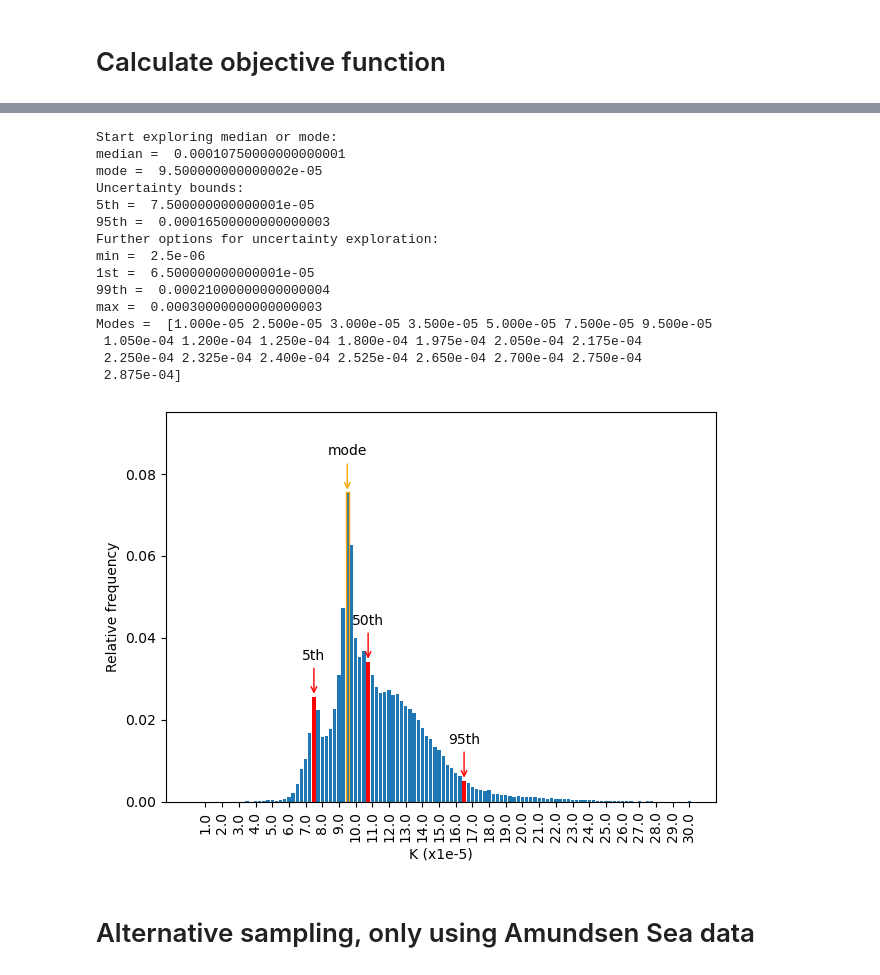
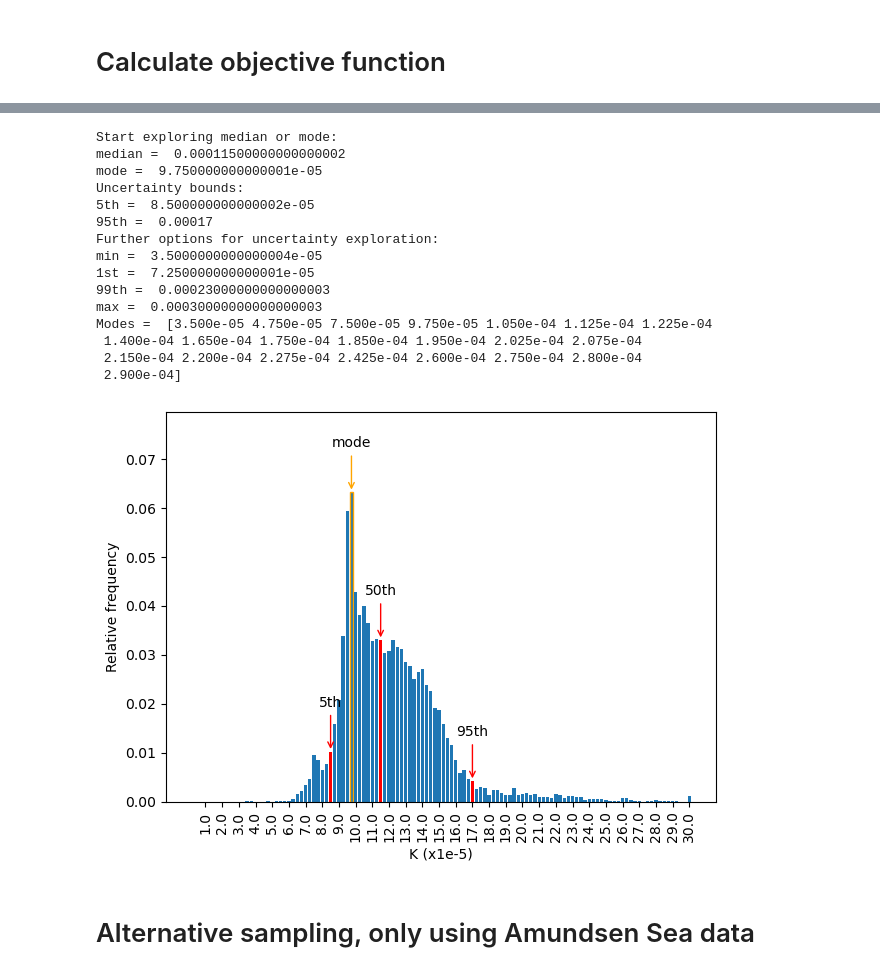
Before and after one commit to ismip/ismip7-antarctic-ocean-forcing, a Jupyter notebook: parameterisations/parameter_selection_quadratic_example_v2.ipynb, the cells around one changed output, grey strips where cells are left out. Drawn from its saved outputs; the diff is of its cells as text; code cells hidden in the pictures.

```diff
--- a/parameterisations/parameter_selection_quadratic_example_v2.ipynb
+++ b/parameterisations/parameter_selection_quadratic_example_v2.ipynb
@@ -316,7 +312,7 @@ ds = xr.load_dataset(os.path.join(data_path, 'parameterisations',"shelfmask", "s
 shelves = ds.shelf_mask.isel(time=0)
 pig_id = 110
 dis_id = 97
-pig = (shelves==pig_id)
+pig = (shelves==pig_id) & (obs_ensemble.x>-1.625e6) # Restrict to main trunk of PIG
 dotson = (shelves==dis_id)
 pigdotson_mask = pig.astype(int) + dotson.astype(int) * 2
 label_map = {1: "pig", 2: "dotson"}
@@ -332,7 +331,9 @@ region_label_m = xr.DataArray(labels, dims=pigdotson_mask_m.dims, coords=pigdots
 # %%
 # path will be without "parameterisations"
 
-MeltDataImbie = pd.read_csv(os.path.join(data_path, 'parameterisations','meltobs','Melt_Paolo_Err_Adusumilli_imbie2_v2.csv'), index_col=0) # Aggregated per imbier basin
+MeltDataImbie = pd.read_csv(os.path.join(data_path, 'parameterisations','meltobs','Melt_Paolo_Err_Adusumilli_imbie2_v3.csv'), index_col=0) # Aggregated per imbier basin
+# FIXME
+#MeltDataImbie = pd.read_csv('process_data/Adusumilli20/AdusumilliData_imbie2.csv', index_col=0) # Aggregated per imbier basin
 
 buttressing_target = xr.load_dataset(os.path.join(data_path, 'parameterisations', "meltobs","melt_target_term2.nc"))
 
@@ -451,12 +456,12 @@ t4_weights = t4_weights.where((t4_weights.year ==2009) | (t4_weights.year==2012)
 # %% [markdown]
 # Calculate objective function
 # %%
-sample_size=100000
+sample_size=10000
 
 min_p1, min_p2 = calculate_objective_function(
     sample_size,
     reso,
-    t1_model, t1_obs_mean, t1_obs_sigma,t1_weights,
+    t1_model, t1_obs_mean*2, t1_obs_sigma,t1_weights,
     t2_model, t2_obs_mean, t2_obs_sigma,t2_weights,
     t3_model, t3_obs_mean, t3_obs_sigma,t3_weights,
     t4_model, t4_obs_mean, t4_obs_sigma,t4_weights)
@@ -510,20 +515,20 @@ modes = pd_ensemble.p1.values[peaks]
 print('Modes = ', modes)
 # %% [output]
 Start exploring median or mode:
-median =  0.00010750000000000001
-mode =  9.500000000000002e-05
+median =  0.00011500000000000002
+mode =  9.750000000000001e-05
 Uncertainty bounds:
-5th =  7.500000000000001e-05
-95th =  0.00016500000000000003
+5th =  8.500000000000002e-05
+95th =  0.00017
 Further options for uncertainty exploration:
-min =  2.5e-06
-1st =  6.500000000000001e-05
-99th =  0.00021000000000000004
+min =  3.5000000000000004e-05
+1st =  7.250000000000001e-05
+99th =  0.00023000000000000003
 max =  0.00030000000000000003
-Modes =  [1.000e-05 2.500e-05 3.000e-05 3.500e-05 5.000e-05 7.500e-05 9.500e-05
- 1.050e-04 1.200e-04 1.250e-04 1.800e-04 1.975e-04 2.050e-04 2.175e-04
- 2.250e-04 2.325e-04 2.400e-04 2.525e-04 2.650e-04 2.700e-04 2.750e-04
- 2.875e-04]
+Modes =  [3.500e-05 4.750e-05 7.500e-05 9.750e-05 1.050e-04 1.125e-04 1.225e-04
+ 1.400e-04 1.650e-04 1.750e-04 1.850e-04 1.950e-04 2.025e-04 2.075e-04
+ 2.150e-04 2.200e-04 2.275e-04 2.425e-04 2.600e-04 2.750e-04 2.800e-04
+ 2.900e-04]
 # %%
 fig,axes = plt.subplots(1,1, sharex=False, sharey=False)
 ax = axes
@@ -532,37 +537,37 @@ bin_edges = np.array( np.append(pd_ensemble.p1.values[0]*0.5, pd_ensemble.p1.val
 counts, bins = np.histogram(np.array(min_p1), bins= bin_edges)
 positions = np.arange(len(pd_ensemble.p1.values))
 ax.bar(positions, counts/sample_size, width=0.8)
 #ax.set_ylim([0,350])
 for i,val in enumerate(vals):
     bin_index = np.digitize(val, bin_edges) - 1
     ax.patches[bin_index].set_facecolor('red')
     bin_center = bin_index #(bin_edges[bin_index] + bin_edges[bin_index+1]) / 2
     plt.annotate(labs[i], xy=(bin_center, counts[bin_index]/sample_size),
-                 xytext=(bin_center, (counts[bin_index]+1000)/sample_size),
+                 xytext=(bin_center, (counts[bin_index]+sample_size/100)/sample_size),
                  ha='center', va='center',
                  arrowprops=dict(arrowstyle='->', color='red'))
 
 for mode in [pd_ensemble.p1.values[np.argmax(counts) ]]: #modes[:1]:
     bin_index = np.digitize(mode, bin_edges) - 1 # FIXME this is not working!
     ax.patches[bin_index].set_edgecolor('orange')
     bin_center = bin_index
     plt.annotate('mode', xy=(bin_center, counts[bin_index]/sample_size),
-                 xytext=(bin_center, (counts[bin_index]+1000)/sample_size),
+                 xytext=(bin_center, (counts[bin_index]+sample_size/100)/sample_size),
                 ha='center', va='center',
                  arrowprops=dict(arrowstyle='->', color='orange'))
 
 labels = np.round(pd_ensemble.p1.values*1e5, 1)
 ax.set_xticks(positions[3::4], labels[3::4], rotation=90)
 ax.set_xlabel('K (x1e-5)')
 ax.set_ylabel('Relative frequency')
 ymax = ax.get_ylim()[1]
 ax.set_ylim(0, ymax * 1.2)
 
 plt.tight_layout()
 
-plt.savefig(os.path.join(figure_dir,'Optimise_quadratic_sample10e5.png'))
+plt.savefig(os.path.join(figure_dir,'Optimise_quadratic_sample.png'))
 # %% [output]
-[figure, old version]
+[figure, new version]
 # %% [markdown]
 # Alternative sampling, only using Amundsen Sea data
 # %%
```
Also changed, not shown: parts of 24 cells of this notebook.
